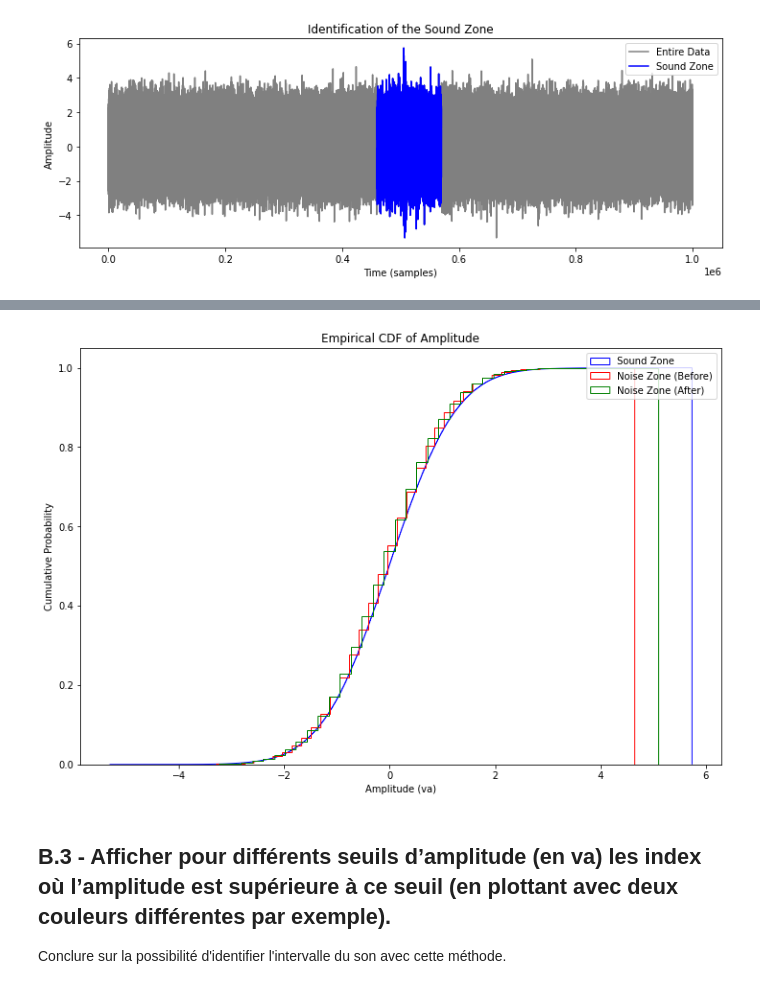
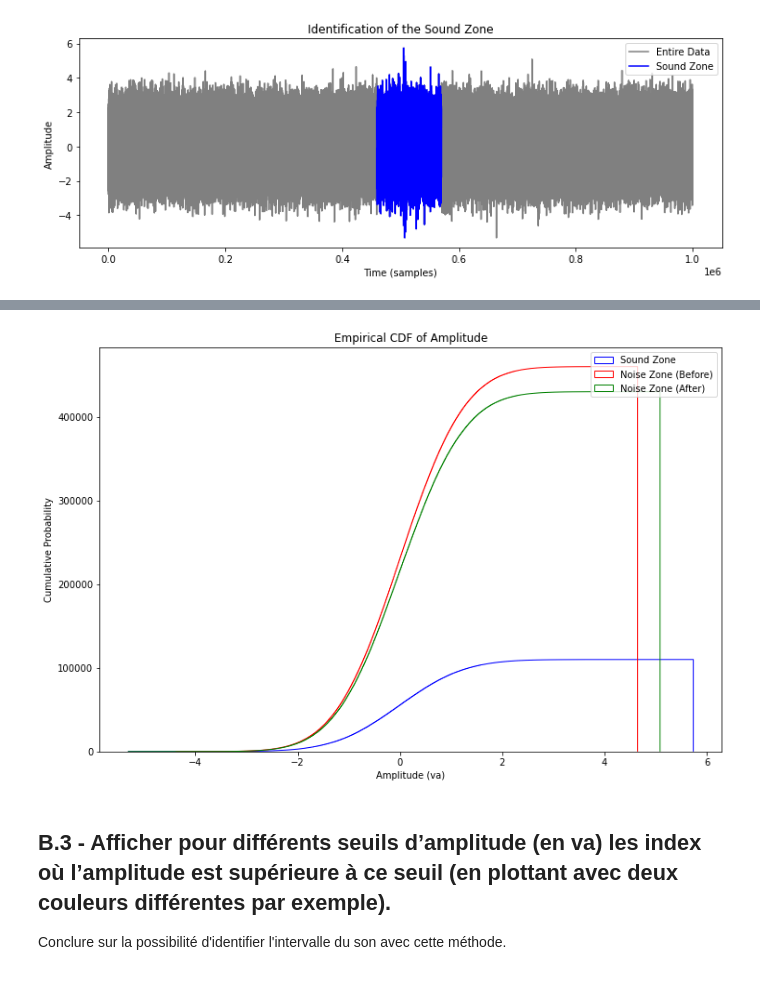
Before and after one commit to shahaf38/Stats-Tests_Hypotheses, a Jupyter notebook: Stats-Tests_Hypotheses.ipynb, the cells around one changed output, grey strips where cells are left out. Drawn from its saved outputs; the diff is of its cells as text; code cells hidden in the pictures.

```diff
--- a/Stats-Tests_Hypotheses.ipynb
+++ b/Stats-Tests_Hypotheses.ipynb
@@ -398,3 +420,26 @@ plt.legend()
+# %%
+# Create a separate figure for CDF (no nirmolazaition)
+plt.figure(figsize=(12, 8))
+
+# Plot CDF for the sound zone
+plt.hist(sound_zone, bins=1000, cumulative=True, histtype='step', color='blue', label='Sound Zone')
+
+# Plot CDF for the noise zones
+plt.hist(noise_zone_before, bins=1000, cumulative=True, histtype='step', color='red', label='Noise Zone (Before)')
+plt.hist(noise_zon_after, bins=1000, cumulative=True, histtype='step', color='green', label='Noise Zone (After)')
+
+# Set titles and labels for CDF
+plt.title('Empirical CDF of Amplitude')
+plt.xlabel('Amplitude (va)')
+plt.ylabel('Cumulative Probability')
+
+# Display the legend for CDF
+plt.legend()
+
+# Show the plots
+plt.show()
+# %% [output]
+[figure, added]
 # %%
 # Create a separate figure for CDF
 plt.figure(figsize=(12, 8))
@@ -403,8 +448,8 @@ plt.figure(figsize=(12, 8))
 plt.hist(sound_zone, bins=1000, density=True, cumulative=True, histtype='step', color='blue', label='Sound Zone')
 
 # Plot CDF for the noise zones
-plt.hist(noise_zone_before, bins=50, density=True, cumulative=True, histtype='step', color='red', label='Noise Zone (Before)')
-plt.hist(noise_zon_after, bins=50, density=True, cumulative=True, histtype='step', color='green', label='Noise Zone (After)')
+plt.hist(noise_zone_before, bins=1000, density=True, cumulative=True, histtype='step', color='red', label='Noise Zone (Before)')
+plt.hist(noise_zon_after, bins=1000, density=True, cumulative=True, histtype='step', color='green', label='Noise Zone (After)')
 
 # Set titles and labels for CDF
 plt.title('Empirical CDF of Amplitude')
@@ -416,8 +461,6 @@ plt.legend()
 
 # Show the plots
 plt.show()
-# %% [output]
-[figure, removed]
 # %% [markdown]
 ## B.3 - Afficher pour différents seuils d’amplitude (en va) les index où l’amplitude est supérieure à ce seuil (en plottant avec deux couleurs différentes par exemple).
 
```
Also changed, not shown: parts of 2 cells of this notebook.
